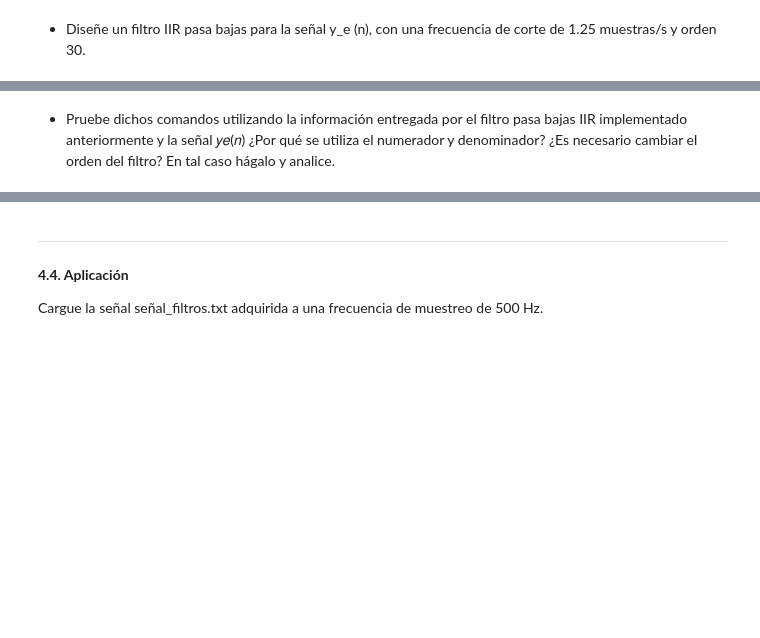
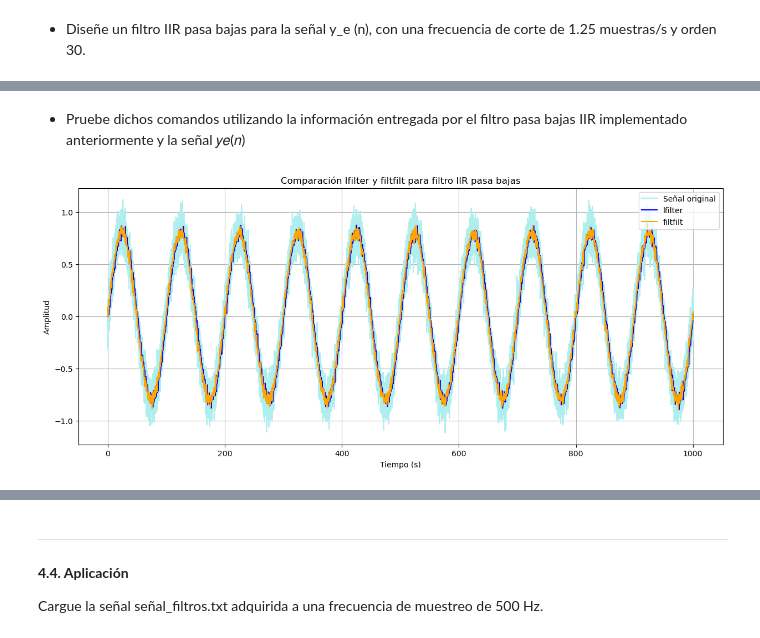
Before and after one commit to LuEnciso21/BIOSENALES24II, a Jupyter notebook: Practica6/P6_FILTROS_LUISAENCISO_JADERCHINGAL.ipynb, the cells around one changed output, grey strips where cells are left out. Drawn from its saved outputs; the diff is of its cells as text; code cells hidden in the pictures; blank space fills up the shorter version.

```diff
--- a/Practica6/P6_FILTROS_LUISAENCISO_JADERCHINGAL.ipynb
+++ b/Practica6/P6_FILTROS_LUISAENCISO_JADERCHINGAL.ipynb
@@ -356,2 +419,20 @@ Al usar lfilter y filtfilt con el filtro pasa-bajas FIR aplicado a la señal
 # %% [markdown]
-* Pruebe dichos comandos utilizando la información entregada por el filtro pasa bajas IIR implementado anteriormente y la señal 𝑦𝑒(𝑛) ¿Por qué se utiliza el numerador y denominador? ¿Es necesario cambiar el orden del filtro? En tal caso hágalo y analice.
+* Pruebe dichos comandos utilizando la información entregada por el filtro pasa bajas IIR implementado anteriormente y la señal 𝑦𝑒(𝑛)
+# %%
+#Filtrado con el filtro pasa bajas IIR utilizando lfilter
+IIR_lfilter = signal.lfilter(b_low, a_low, y_e)
+# Filtrado con el filtro pasa bajas IIR utilizando filtfilt
+IIR_filtfilt = signal.filtfilt(b_low, a_low, y_e)
+
+plt.figure(figsize=(15, 6))
+plt.plot(n, y_e, label='Señal original', color="paleturquoise")  # Señal original
+plt.plot(n, IIR_lfilter, label='lfilter', color="blue")  # Señal filtrada con lfilter
+plt.plot(n, IIR_filtfilt, label='filtfilt', color="orange")  # Señal filtrada con filtfilt
+plt.title('Comparación lfilter y filtfilt para filtro IIR pasa bajas')
+plt.xlabel('Tiempo (s)')
+plt.ylabel('Amplitud')
+plt.legend()
+plt.grid(True)
+plt.show()
+# %% [output]
+[figure, added]
```
Also changed, not shown: parts of 27 cells of this notebook.
